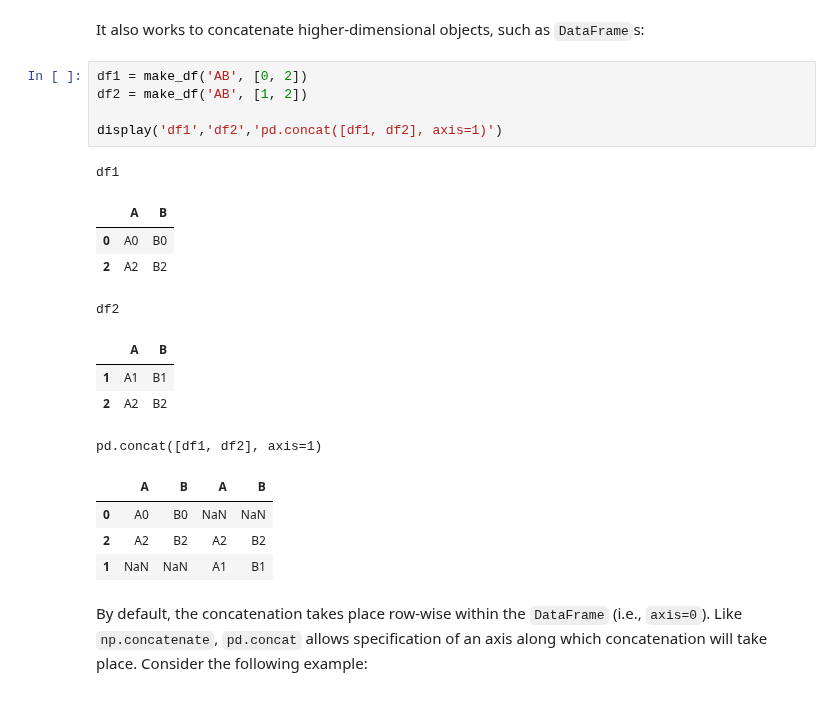
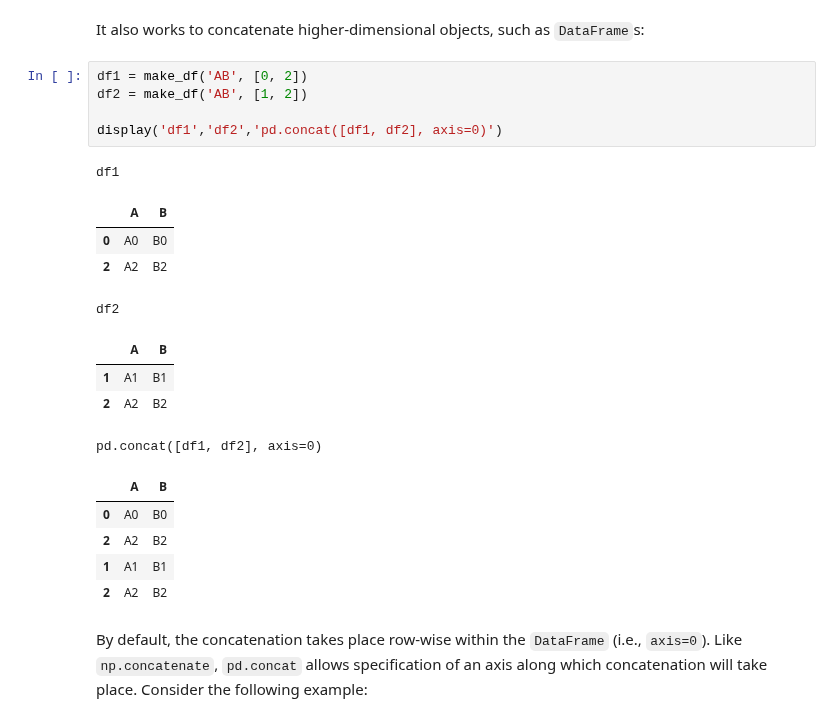
Before and after one commit to JLGOrtega/repo-clase-dsvlcsep24, a Jupyter notebook: 2-Data_Analysis/2-Pandas/Teoría/5.Concat-And-Append.ipynb, the cells around one changed output. Cells and saved outputs as stored; diff of their text form.

```diff
--- a/2-Data_Analysis/2-Pandas/Teoría/5.Concat-And-Append.ipynb
+++ b/2-Data_Analysis/2-Pandas/Teoría/5.Concat-And-Append.ipynb
@@ -146,22 +146,23 @@ It also works to concatenate higher-dimensional objects, such as ``DataFrame``s:
 # %%
 df1 = make_df('AB', [0, 2])
 df2 = make_df('AB', [1, 2])
 
-display('df1','df2','pd.concat([df1, df2], axis=1)')
+display('df1','df2','pd.concat([df1, df2], axis=0)')
 # %% [output]
 df1
 |  | A | B |
 | 0 | A0 | B0 |
 | 2 | A2 | B2 |
 df2
 |  | A | B |
 | 1 | A1 | B1 |
 | 2 | A2 | B2 |
-pd.concat([df1, df2], axis=1)
+pd.concat([df1, df2], axis=0)
-|  | A | B | A | B |
-| 0 | A0 | B0 | NaN | NaN |
-| 2 | A2 | B2 | A2 | B2 |
-| 1 | NaN | NaN | A1 | B1 |
+|  | A | B |
+| 0 | A0 | B0 |
+| 2 | A2 | B2 |
+| 1 | A1 | B1 |
+| 2 | A2 | B2 |
 # %% [markdown]
 By default, the concatenation takes place row-wise within the ``DataFrame`` (i.e., ``axis=0``).
 Like ``np.concatenate``, ``pd.concat`` allows specification of an axis along which concatenation will take place.
```
Also changed, not shown: parts of 8 cells of this notebook, 7 other files.
